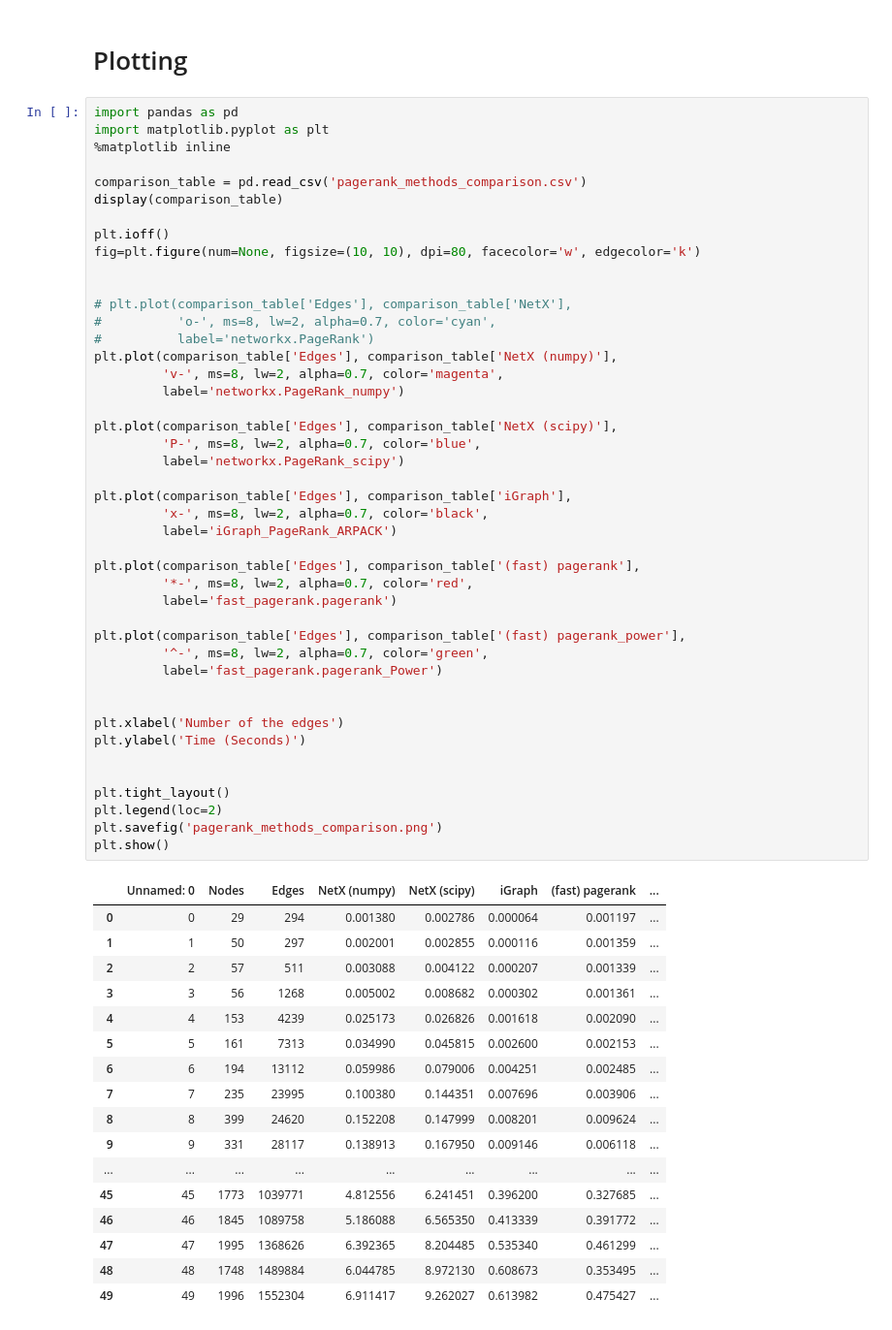
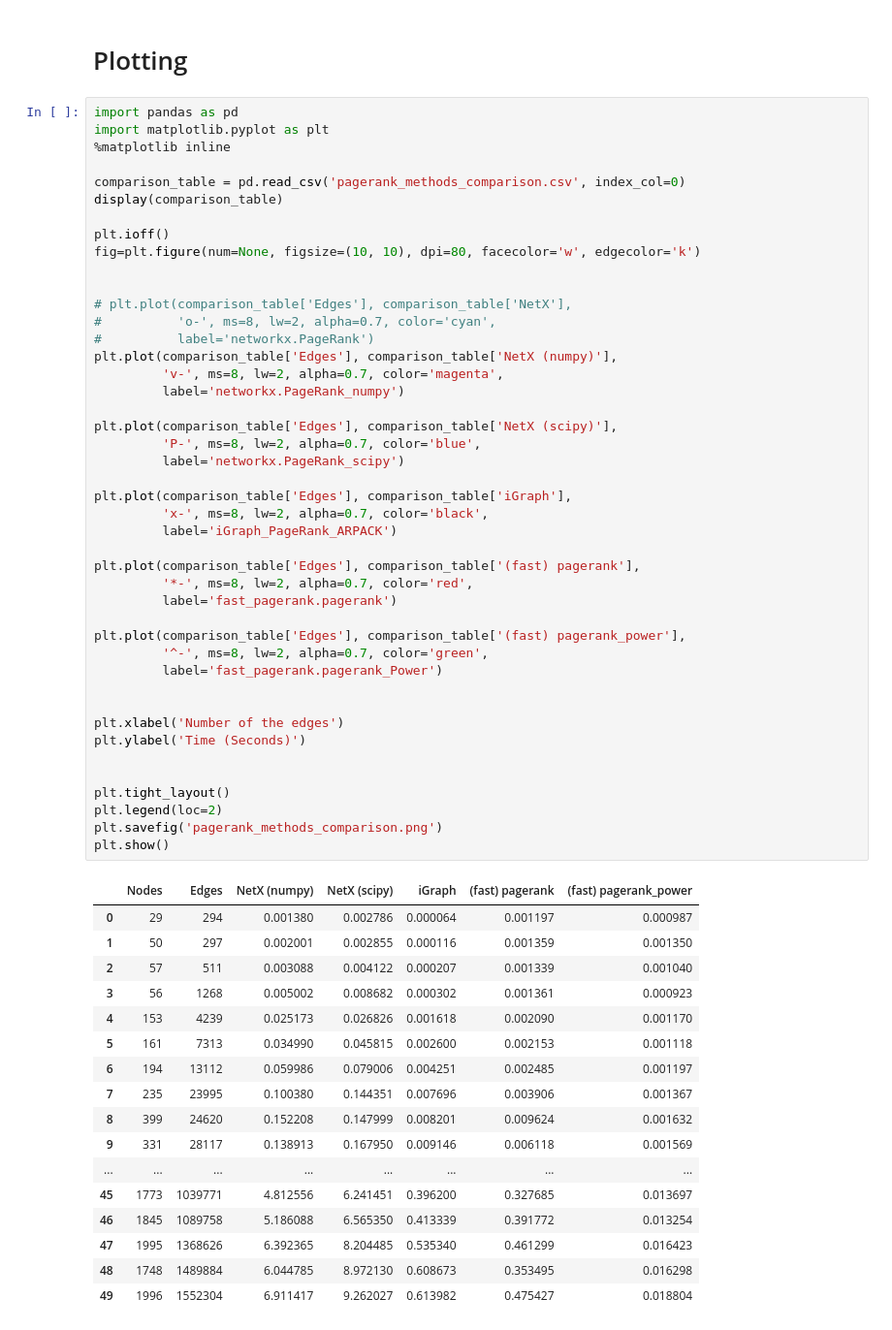
Before and after one commit to asajadi/fast-pagerank, a Jupyter notebook: notebooks/Fast-PageRank.ipynb, the cells around one changed output. Shown: that part at 97% size. Saved outputs shown, nothing was run; the diff lists cells and outputs as text.

```diff
--- a/notebooks/Fast-PageRank.ipynb
+++ b/notebooks/Fast-PageRank.ipynb
@@ -667,7 +667,7 @@ import pandas as pd
 import matplotlib.pyplot as plt
 %matplotlib inline
 
-comparison_table = pd.read_csv('pagerank_methods_comparison.csv')
+comparison_table = pd.read_csv('pagerank_methods_comparison.csv', index_col=0)
 display(comparison_table)
 
 plt.ioff()
@@ -680,48 +680,48 @@ fig=plt.figure(num=None, figsize=(10, 10), dpi=80, facecolor='w', edgecolor='k')
 plt.plot(comparison_table['Edges'], comparison_table['NetX (numpy)'],
          'v-', ms=8, lw=2, alpha=0.7, color='magenta',
          label='networkx.PageRank_numpy')
 
 plt.plot(comparison_table['Edges'], comparison_table['NetX (scipy)'],
          'P-', ms=8, lw=2, alpha=0.7, color='blue',
          label='networkx.PageRank_scipy')
 
 plt.plot(comparison_table['Edges'], comparison_table['iGraph'],
          'x-', ms=8, lw=2, alpha=0.7, color='black',
          label='iGraph_PageRank_ARPACK')
 
 plt.plot(comparison_table['Edges'], comparison_table['(fast) pagerank'],
          '*-', ms=8, lw=2, alpha=0.7, color='red',
          label='fast_pagerank.pagerank')
 
 plt.plot(comparison_table['Edges'], comparison_table['(fast) pagerank_power'],
          '^-', ms=8, lw=2, alpha=0.7, color='green',
          label='fast_pagerank.pagerank_Power')
 
 
 plt.xlabel('Number of the edges')
 plt.ylabel('Time (Seconds)')
 
 
 plt.tight_layout()
 plt.legend(loc=2)
 plt.savefig('pagerank_methods_comparison.png')
 plt.show()
 # %% [output]
-|  | Unnamed: 0 | Nodes | Edges | NetX (numpy) | NetX (scipy) | iGraph | (fast) pagerank | ... |
-| 0 | 0 | 29 | 294 | 0.001380 | 0.002786 | 0.000064 | 0.001197 | ... |
-| 1 | 1 | 50 | 297 | 0.002001 | 0.002855 | 0.000116 | 0.001359 | ... |
-| 2 | 2 | 57 | 511 | 0.003088 | 0.004122 | 0.000207 | 0.001339 | ... |
-| 3 | 3 | 56 | 1268 | 0.005002 | 0.008682 | 0.000302 | 0.001361 | ... |
-| 4 | 4 | 153 | 4239 | 0.025173 | 0.026826 | 0.001618 | 0.002090 | ... |
-| 5 | 5 | 161 | 7313 | 0.034990 | 0.045815 | 0.002600 | 0.002153 | ... |
-| 6 | 6 | 194 | 13112 | 0.059986 | 0.079006 | 0.004251 | 0.002485 | ... |
-| 7 | 7 | 235 | 23995 | 0.100380 | 0.144351 | 0.007696 | 0.003906 | ... |
-| 8 | 8 | 399 | 24620 | 0.152208 | 0.147999 | 0.008201 | 0.009624 | ... |
-| 9 | 9 | 331 | 28117 | 0.138913 | 0.167950 | 0.009146 | 0.006118 | ... |
-| ... | ... | ... | ... | ... | ... | ... | ... | ... |
-| 45 | 45 | 1773 | 1039771 | 4.812556 | 6.241451 | 0.396200 | 0.327685 | ... |
-| 46 | 46 | 1845 | 1089758 | 5.186088 | 6.565350 | 0.413339 | 0.391772 | ... |
-| 47 | 47 | 1995 | 1368626 | 6.392365 | 8.204485 | 0.535340 | 0.461299 | ... |
-| 48 | 48 | 1748 | 1489884 | 6.044785 | 8.972130 | 0.608673 | 0.353495 | ... |
-| 49 | 49 | 1996 | 1552304 | 6.911417 | 9.262027 | 0.613982 | 0.475427 | ... |
+|  | Nodes | Edges | NetX (numpy) | NetX (scipy) | iGraph | (fast) pagerank | (fast) pagerank_power |
+| 0 | 29 | 294 | 0.001380 | 0.002786 | 0.000064 | 0.001197 | 0.000987 |
+| 1 | 50 | 297 | 0.002001 | 0.002855 | 0.000116 | 0.001359 | 0.001350 |
+| 2 | 57 | 511 | 0.003088 | 0.004122 | 0.000207 | 0.001339 | 0.001040 |
+| 3 | 56 | 1268 | 0.005002 | 0.008682 | 0.000302 | 0.001361 | 0.000923 |
+| 4 | 153 | 4239 | 0.025173 | 0.026826 | 0.001618 | 0.002090 | 0.001170 |
+| 5 | 161 | 7313 | 0.034990 | 0.045815 | 0.002600 | 0.002153 | 0.001118 |
+| 6 | 194 | 13112 | 0.059986 | 0.079006 | 0.004251 | 0.002485 | 0.001197 |
+| 7 | 235 | 23995 | 0.100380 | 0.144351 | 0.007696 | 0.003906 | 0.001367 |
+| 8 | 399 | 24620 | 0.152208 | 0.147999 | 0.008201 | 0.009624 | 0.001632 |
+| 9 | 331 | 28117 | 0.138913 | 0.167950 | 0.009146 | 0.006118 | 0.001569 |
+| ... | ... | ... | ... | ... | ... | ... | ... |
+| 45 | 1773 | 1039771 | 4.812556 | 6.241451 | 0.396200 | 0.327685 | 0.013697 |
+| 46 | 1845 | 1089758 | 5.186088 | 6.565350 | 0.413339 | 0.391772 | 0.013254 |
+| 47 | 1995 | 1368626 | 6.392365 | 8.204485 | 0.535340 | 0.461299 | 0.016423 |
+| 48 | 1748 | 1489884 | 6.044785 | 8.972130 | 0.608673 | 0.353495 | 0.016298 |
+| 49 | 1996 | 1552304 | 6.911417 | 9.262027 | 0.613982 | 0.475427 | 0.018804 |
 [figure]
```
